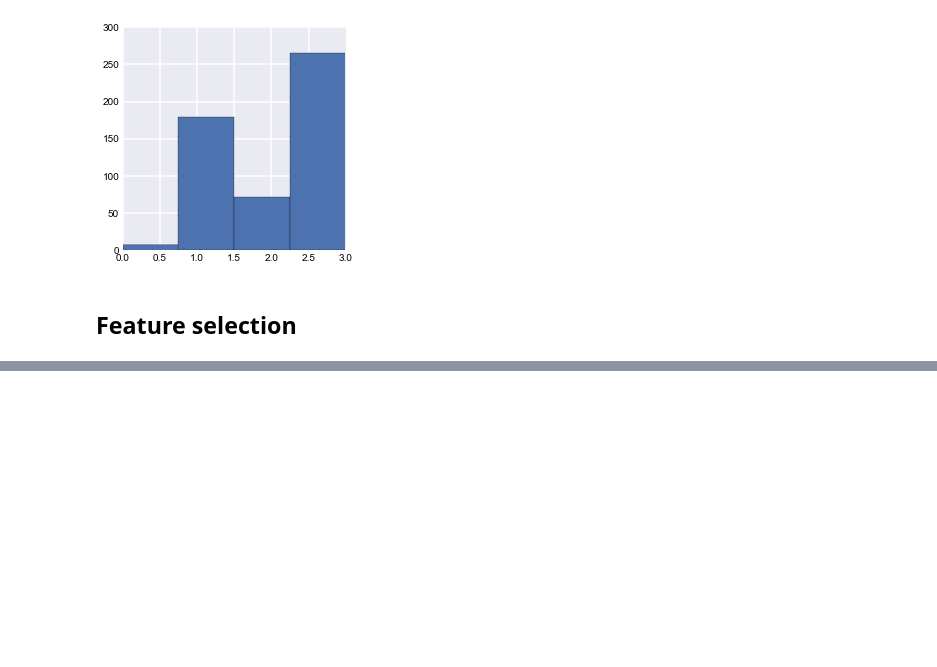
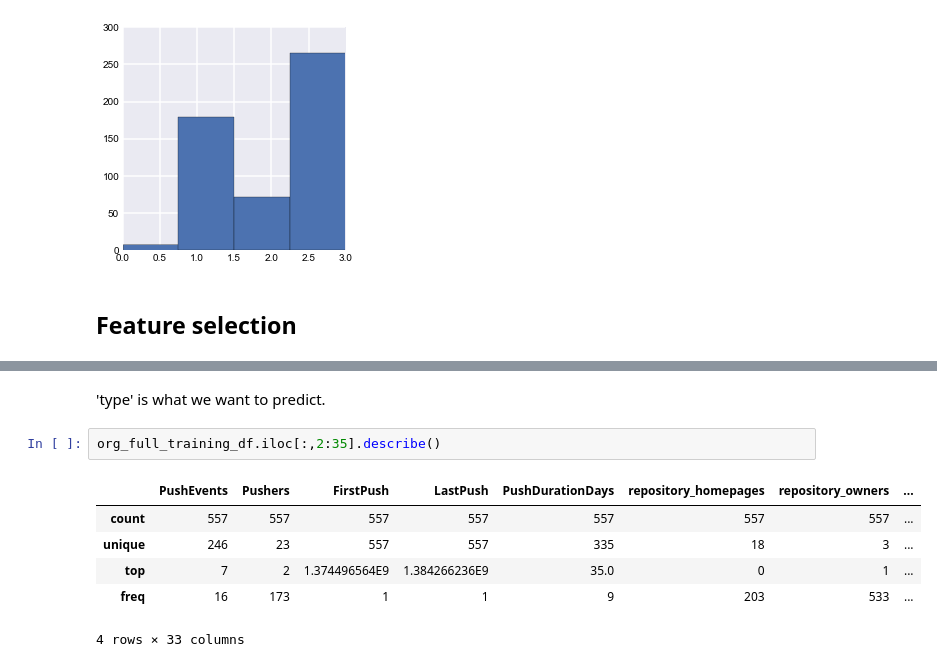
Before and after one commit to metacommunities/metacommunities, a Jupyter notebook: adrian/Github_classify_org.ipynb, the cells around one changed output, grey strips where cells are left out. Drawn from its saved outputs; the diff is of its cells as text; blank space fills up the shorter version.

```diff
--- a/adrian/Github_classify_org.ipynb
+++ b/adrian/Github_classify_org.ipynb
@@ -114,0 +135,11 @@ org_full_training_df.type.hist(figsize=(4,4), bins=4)
+# %% [markdown]
+'type' is what we want to predict.
+# %%
+org_full_training_df.iloc[:,2:35].describe()
+# %% [output]
+|  | PushEvents | Pushers | FirstPush | LastPush | PushDurationDays | repository_homepages | repository_owners | ... |
+| count | 557 | 557 | 557 | 557 | 557 | 557 | 557 | ... |
+| unique | 246 | 23 | 557 | 557 | 335 | 18 | 3 | ... |
+| top | 7 | 2 | 1.374496564E9 | 1.384266236E9 | 35.0 | 0 | 1 | ... |
+| freq | 16 | 173 | 1 | 1 | 9 | 203 | 533 | ... |
+4 rows × 33 columns
```
Also changed, not shown: parts of 3 cells of this notebook.
